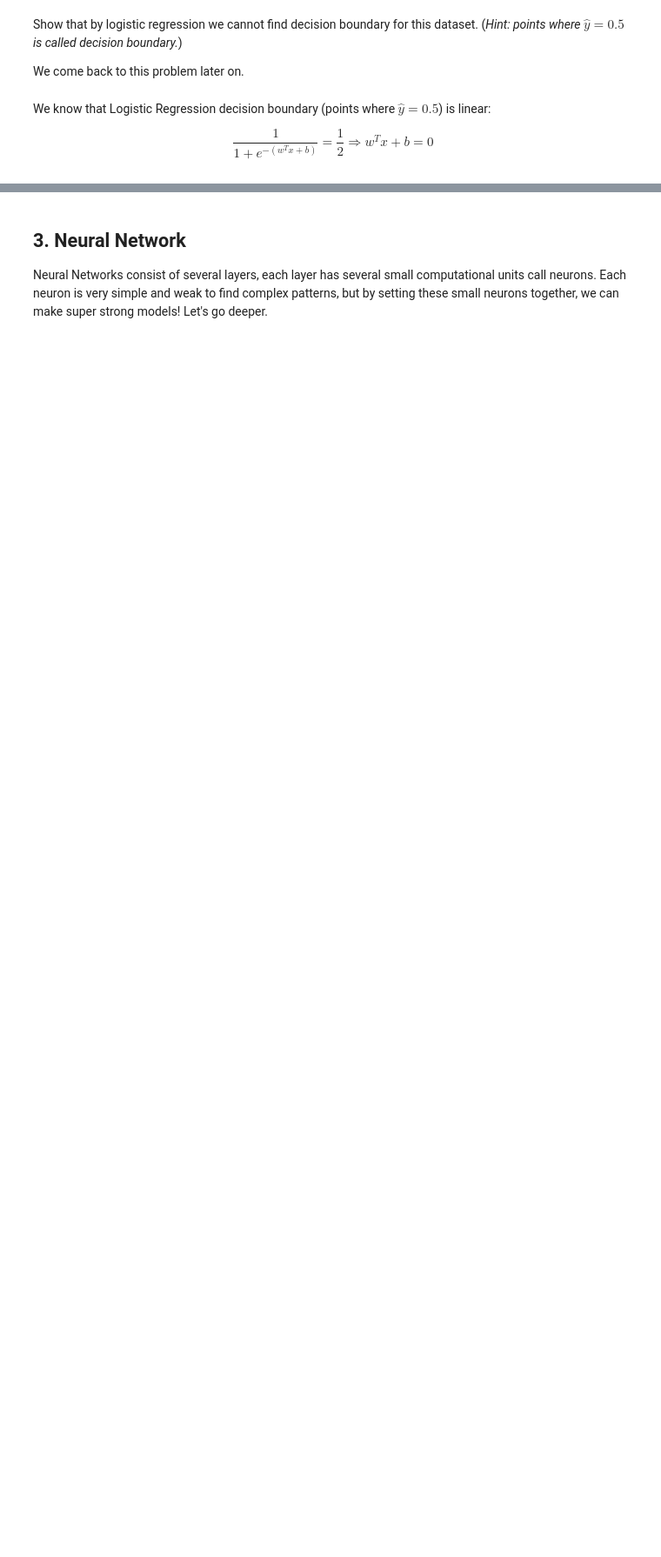
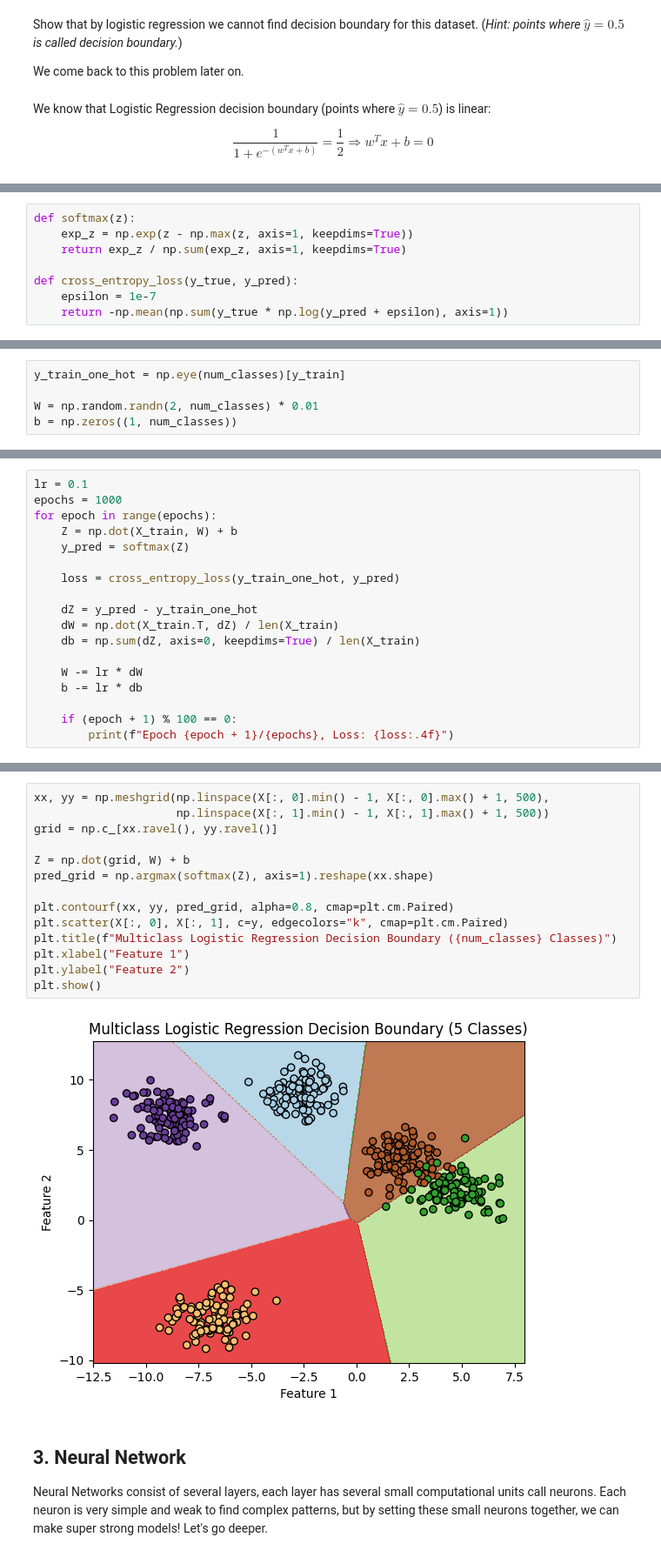
Before and after one commit to fraxea/Linear-Algebra-FALL2024-Assignment-2, a Jupyter notebook: Neural Network Intro/draft.ipynb, the cells around one changed output, grey strips where cells are left out. Shown: that part at 87% size. Cells and saved outputs as stored; diff of their text form; blank space fills up the shorter version.

```diff
--- a/Neural Network Intro/draft.ipynb
+++ b/Neural Network Intro/draft.ipynb
@@ -329,0 +364,8 @@ $$
+# %%
+def softmax(z):
+    exp_z = np.exp(z - np.max(z, axis=1, keepdims=True))
+    return exp_z / np.sum(exp_z, axis=1, keepdims=True)
+
+def cross_entropy_loss(y_true, y_pred):
+    epsilon = 1e-7
+    return -np.mean(np.sum(y_true * np.log(y_pred + epsilon), axis=1))
@@ -329,0 +374,5 @@ $$
+# %%
+y_train_one_hot = np.eye(num_classes)[y_train]
+
+W = np.random.randn(2, num_classes) * 0.01
+b = np.zeros((1, num_classes))
@@ -329,0 +381,18 @@ $$
+# %%
+lr = 0.1
+epochs = 1000
+for epoch in range(epochs):
+    Z = np.dot(X_train, W) + b
+    y_pred = softmax(Z)
+
+    loss = cross_entropy_loss(y_train_one_hot, y_pred)
+
+    dZ = y_pred - y_train_one_hot
+    dW = np.dot(X_train.T, dZ) / len(X_train)
+    db = np.sum(dZ, axis=0, keepdims=True) / len(X_train)
+
+    W -= lr * dW
+    b -= lr * db
+
+    if (epoch + 1) % 100 == 0:
+        print(f"Epoch {epoch + 1}/{epochs}, Loss: {loss:.4f}")
@@ -330,3 +421,19 @@ $$
+# %%
+xx, yy = np.meshgrid(np.linspace(X[:, 0].min() - 1, X[:, 0].max() + 1, 500),
+                     np.linspace(X[:, 1].min() - 1, X[:, 1].max() + 1, 500))
+grid = np.c_[xx.ravel(), yy.ravel()]
+
+Z = np.dot(grid, W) + b
+pred_grid = np.argmax(softmax(Z), axis=1).reshape(xx.shape)
+
+plt.contourf(xx, yy, pred_grid, alpha=0.8, cmap=plt.cm.Paired)
+plt.scatter(X[:, 0], X[:, 1], c=y, edgecolors="k", cmap=plt.cm.Paired)
+plt.title(f"Multiclass Logistic Regression Decision Boundary ({num_classes} Classes)")
+plt.xlabel("Feature 1")
+plt.ylabel("Feature 2")
+plt.show()
+# %% [output]
+[figure, added]
 # %% [markdown]
 ## 3. Neural Network
 
```
Also changed, not shown: parts of 24 cells of this notebook, 1 other file.
